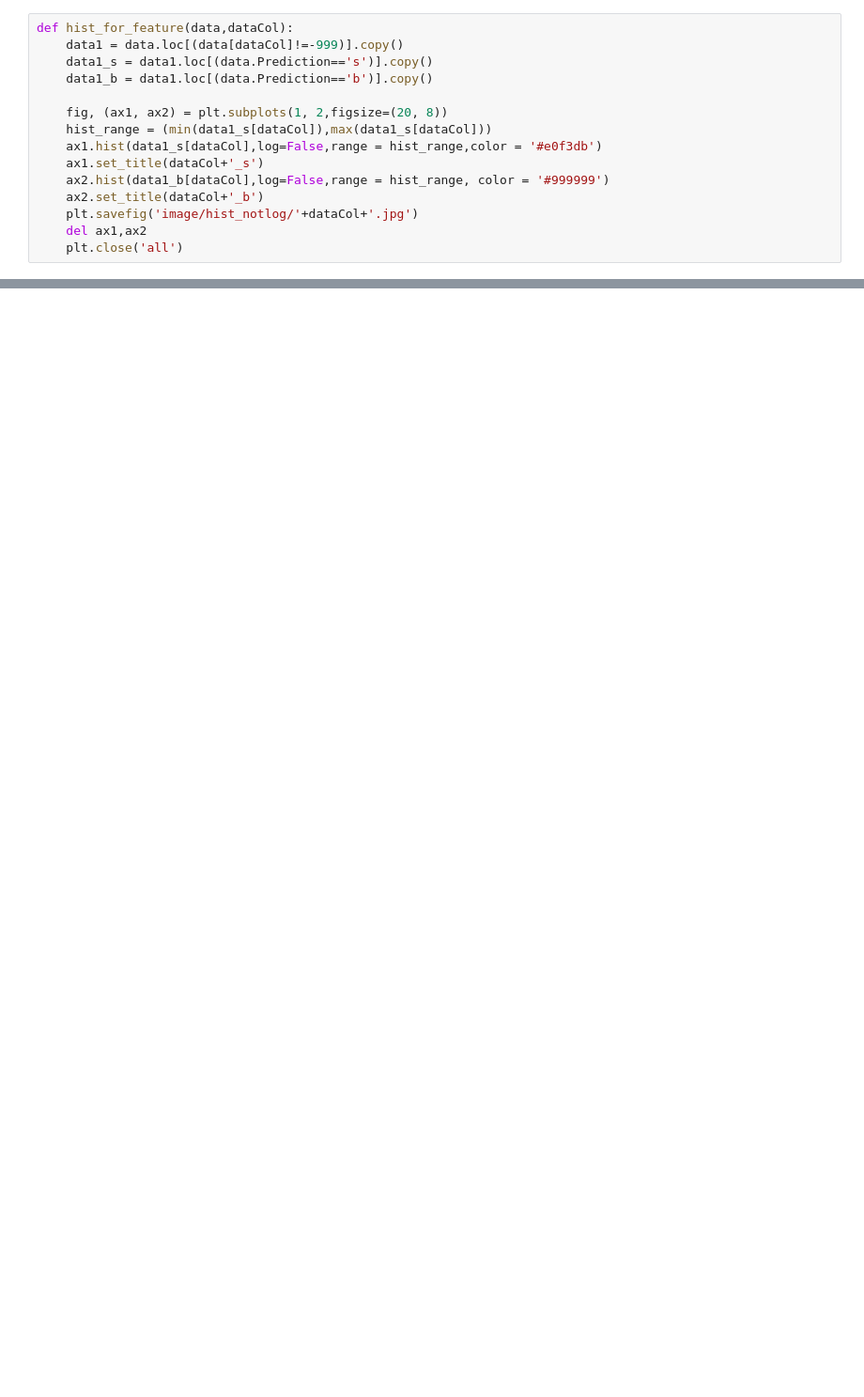
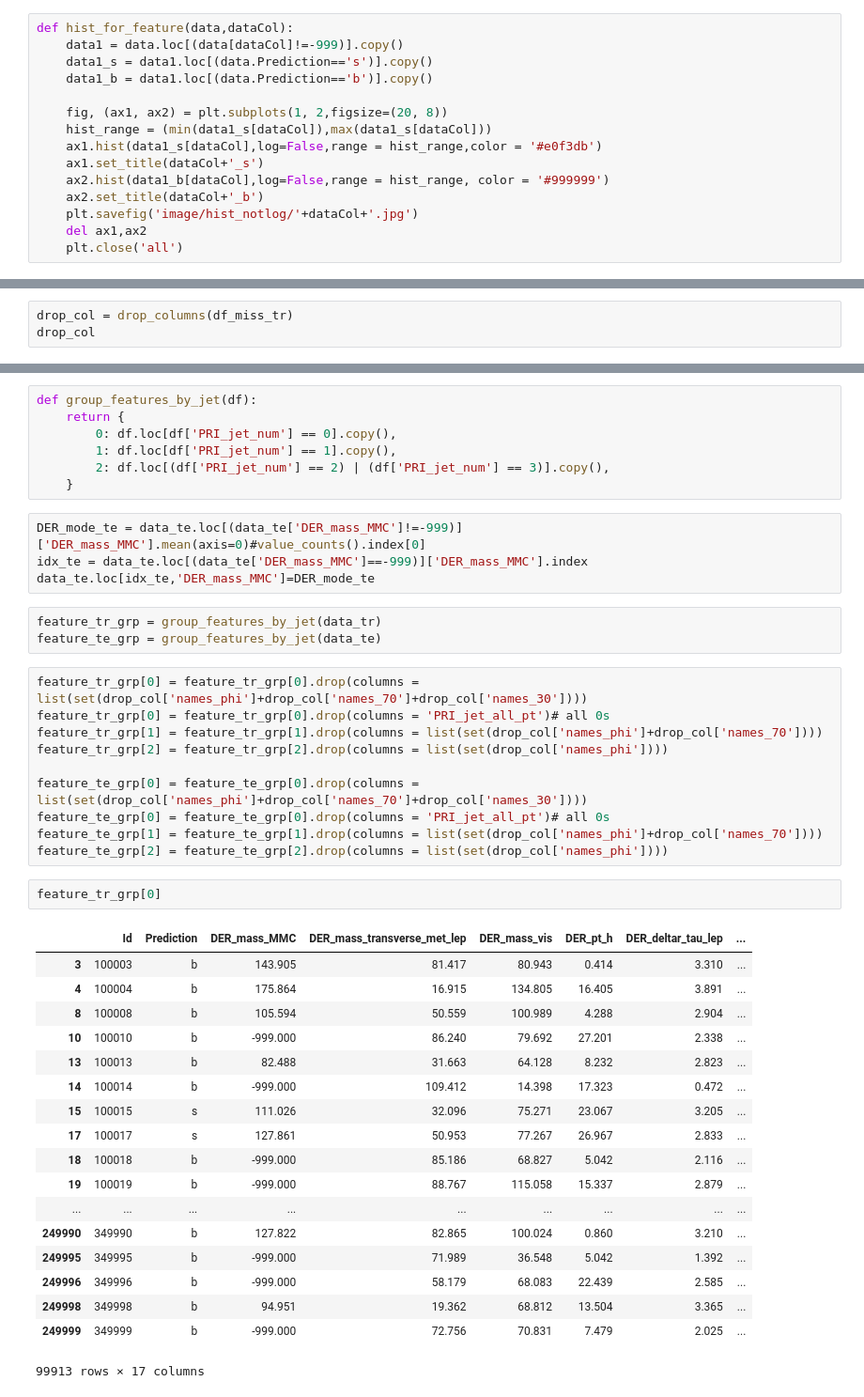
Before and after one commit to yf0726/ML_2018, a Jupyter notebook: ML_prj1_YF.ipynb, the cells around one changed output, grey strips where cells are left out. Shown at 94% size. Drawn from its saved outputs; the diff is of its cells as text; blank space fills up the shorter version.

```diff
--- a/ML_prj1_YF.ipynb
+++ b/ML_prj1_YF.ipynb
@@ -128,0 +98,3 @@ NameError: name 'data_drop' is not defined
+# %%
+drop_col = drop_columns(df_miss_tr)
+drop_col
@@ -128,0 +122,45 @@ NameError: name 'data_drop' is not defined
+# %%
+def group_features_by_jet(df):
+    return {
+        0: df.loc[df['PRI_jet_num'] == 0].copy(),
+        1: df.loc[df['PRI_jet_num'] == 1].copy(),
+        2: df.loc[(df['PRI_jet_num'] == 2) | (df['PRI_jet_num'] == 3)].copy(),
+    }
+# %%
+DER_mode_te = data_te.loc[(data_te['DER_mass_MMC']!=-999)]['DER_mass_MMC'].mean(axis=0)#value_counts().index[0]
+idx_te = data_te.loc[(data_te['DER_mass_MMC']==-999)]['DER_mass_MMC'].index
+data_te.loc[idx_te,'DER_mass_MMC']=DER_mode_te
+# %%
+feature_tr_grp = group_features_by_jet(data_tr)
+feature_te_grp = group_features_by_jet(data_te)
+# %%
+feature_tr_grp[0] = feature_tr_grp[0].drop(columns = list(set(drop_col['names_phi']+drop_col['names_70']+drop_col['names_30'])))
+feature_tr_grp[0] = feature_tr_grp[0].drop(columns = 'PRI_jet_all_pt')# all 0s
+feature_tr_grp[1] = feature_tr_grp[1].drop(columns = list(set(drop_col['names_phi']+drop_col['names_70'])))
+feature_tr_grp[2] = feature_tr_grp[2].drop(columns = list(set(drop_col['names_phi'])))
+
+feature_te_grp[0] = feature_te_grp[0].drop(columns = list(set(drop_col['names_phi']+drop_col['names_70']+drop_col['names_30'])))
+feature_te_grp[0] = feature_te_grp[0].drop(columns = 'PRI_jet_all_pt')# all 0s
+feature_te_grp[1] = feature_te_grp[1].drop(columns = list(set(drop_col['names_phi']+drop_col['names_70'])))
+feature_te_grp[2] = feature_te_grp[2].drop(columns = list(set(drop_col['names_phi'])))
+# %%
+feature_tr_grp[0]
+# %% [output]
+|  | Id | Prediction | DER_mass_MMC | DER_mass_transverse_met_lep | DER_mass_vis | DER_pt_h | DER_deltar_tau_lep | ... |
+| 3 | 100003 | b | 143.905 | 81.417 | 80.943 | 0.414 | 3.310 | ... |
+| 4 | 100004 | b | 175.864 | 16.915 | 134.805 | 16.405 | 3.891 | ... |
+| 8 | 100008 | b | 105.594 | 50.559 | 100.989 | 4.288 | 2.904 | ... |
+| 10 | 100010 | b | -999.000 | 86.240 | 79.692 | 27.201 | 2.338 | ... |
+| 13 | 100013 | b | 82.488 | 31.663 | 64.128 | 8.232 | 2.823 | ... |
+| 14 | 100014 | b | -999.000 | 109.412 | 14.398 | 17.323 | 0.472 | ... |
+| 15 | 100015 | s | 111.026 | 32.096 | 75.271 | 23.067 | 3.205 | ... |
+| 17 | 100017 | s | 127.861 | 50.953 | 77.267 | 26.967 | 2.833 | ... |
+| 18 | 100018 | b | -999.000 | 85.186 | 68.827 | 5.042 | 2.116 | ... |
+| 19 | 100019 | b | -999.000 | 88.767 | 115.058 | 15.337 | 2.879 | ... |
+| ... | ... | ... | ... | ... | ... | ... | ... | ... |
+| 249990 | 349990 | b | 127.822 | 82.865 | 100.024 | 0.860 | 3.210 | ... |
+| 249995 | 349995 | b | -999.000 | 71.989 | 36.548 | 5.042 | 1.392 | ... |
+| 249996 | 349996 | b | -999.000 | 58.179 | 68.083 | 22.439 | 2.585 | ... |
+| 249998 | 349998 | b | 94.951 | 19.362 | 68.812 | 13.504 | 3.365 | ... |
+| 249999 | 349999 | b | -999.000 | 72.756 | 70.831 | 7.479 | 2.025 | ... |
+99913 rows × 17 columns
```
Also changed, not shown: parts of 35 cells of this notebook, 30 other files.
